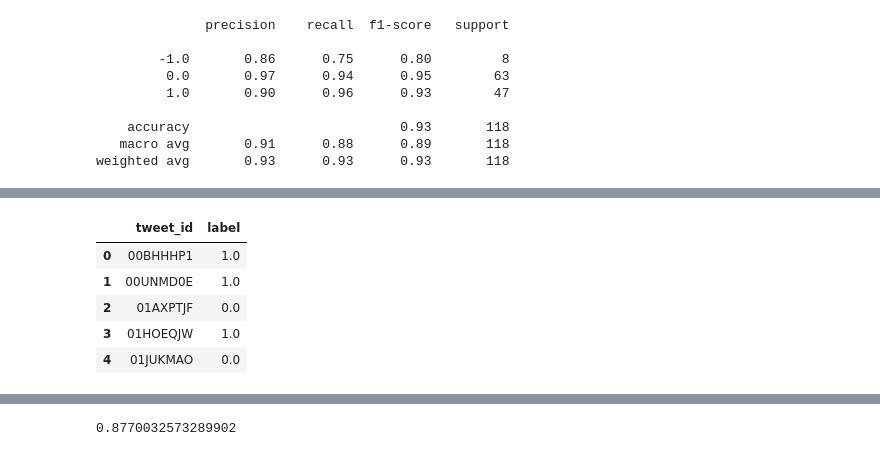
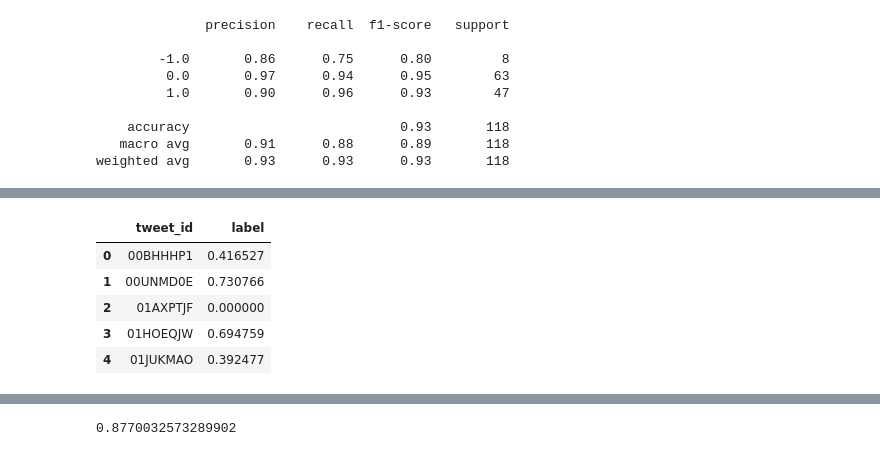
Before and after one commit to monicafar147/To-vaccinate-or-not-, a Jupyter notebook: main.ipynb, the cells around one changed output, grey strips where cells are left out. Cells and saved outputs as stored; diff of their text form; code cells hidden in the pictures.

Commit message:
zindi submission LR.csv

```diff
--- a/main.ipynb
+++ b/main.ipynb
@@ -495,0 +533,11 @@ weighted avg       0.93      0.93      0.93       118
+# %%
+y_pred = LR_model.predict_proba(X_test)
+# %%
+predictions = []
+for row in y_pred:
+  maximum = np.max(row)
+  if maximum == row[0]: #if anti
+    maximum = maximum*-1
+  if maximum == row[1]: #if neutral
+    maximum = 0
+  predictions.append(maximum)
@@ -497,16 +566,29 @@ weighted avg       0.93      0.93      0.93       118
 x_unseen = test['cleaned'].values
 zindi_svc = svc.predict(x_unseen) # SVC model
+# %%
+# Logistic Regression
+x_unseen = test['cleaned'].values
+zindi_LR = LR_model.predict_proba(x_unseen)
+# %%
+submissions = []
+for row in zindi_LR:
+  maximum = np.max(row)
+  if maximum == row[0]: #if anti
+    maximum = maximum*-1
+  if maximum == row[1]: #if neutral
+    maximum = 0
+  submissions.append(maximum)
 # %%
 # create table to submit as .csv file
-Table = {'tweet_id': test['tweet_id'], 'label':zindi_svc} #choose a model
+Table = {'tweet_id': test['tweet_id'], 'label':submissions} #choose a model
 submission = pd.DataFrame(data=Table)
 submission.set_index('tweet_id')
 submission.head()
 # %% [output]
 |  | tweet_id | label |
-| 0 | 00BHHHP1 | 1.0 |
-| 1 | 00UNMD0E | 1.0 |
-| 2 | 01AXPTJF | 0.0 |
-| 3 | 01HOEQJW | 1.0 |
-| 4 | 01JUKMAO | 0.0 |
+| 0 | 00BHHHP1 | 0.416527 |
+| 1 | 00UNMD0E | 0.730766 |
+| 2 | 01AXPTJF | 0.000000 |
+| 3 | 01HOEQJW | 0.694759 |
+| 4 | 01JUKMAO | 0.392477 |
 # %%
```
Also changed, not shown: parts of 24 cells of this notebook.
